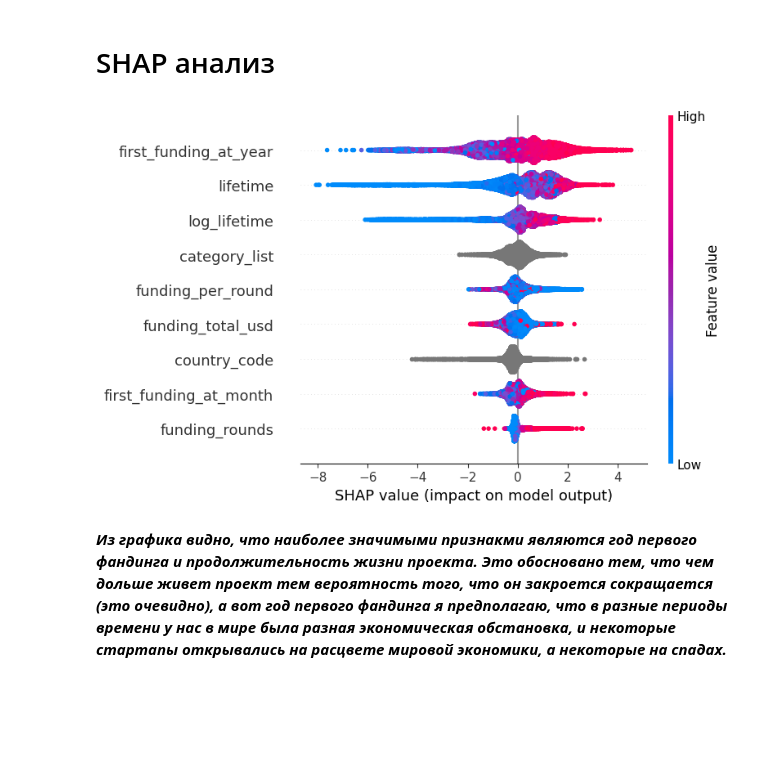
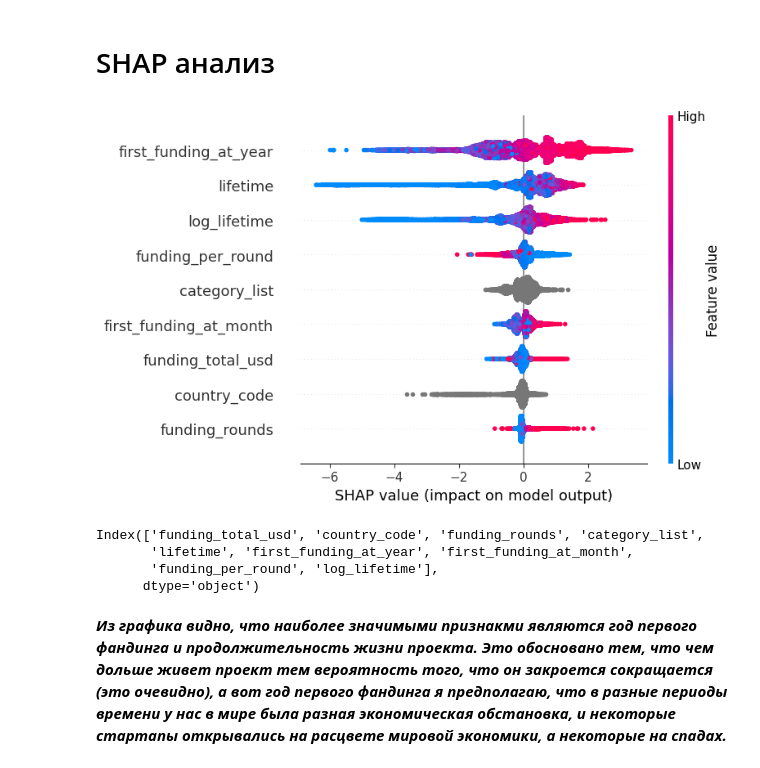
Before and after one commit to Meized/Workshop1, a Jupyter notebook: workshop (2).ipynb, the cells around one changed output. Saved outputs shown, nothing was run; the diff lists cells and outputs as text; code cells hidden in the pictures; blank space fills up the shorter version.

```diff
--- a/workshop (2).ipynb
+++ b/workshop (2).ipynb
@@ -581,12 +582,20 @@ df_test2[['name','status']].to_csv('submission.csv',index=False)
 # %% [markdown]
 # SHAP анализ
 # %%
+best_model = grid_search_q.best_estimator_.named_steps['models']
 explainer = shap.TreeExplainer(best_model)
 shap_values = explainer.shap_values(X_train)
 # Визуализация SHAP значений для тестовых данных
 shap.summary_plot(shap_values, X_train)
 # %% [output]
-[figure, old version]
+[figure, new version]
+# %%
+X_train.columns
+# %% [output]
+Index(['funding_total_usd', 'country_code', 'funding_rounds', 'category_list',
+       'lifetime', 'first_funding_at_year', 'first_funding_at_month',
+       'funding_per_round', 'log_lifetime'],
+      dtype='object')
 # %% [markdown]
 ***Из графика видно, что наиболее значимыми признакми являются год первого фандинга и продолжительность жизни проекта. Это обосновано тем, что чем дольше живет проект тем вероятность того, что он закроется сокращается (это очевидно), а вот год первого фандинга я предполагаю, что в разные периоды времени у нас в мире была разная экономическая обстановка, и некоторые стартапы открывались на расцвете мировой экономики, а некоторые на спадах.***
 # %% [markdown]
```
Also changed, not shown: parts of 3 cells of this notebook.
